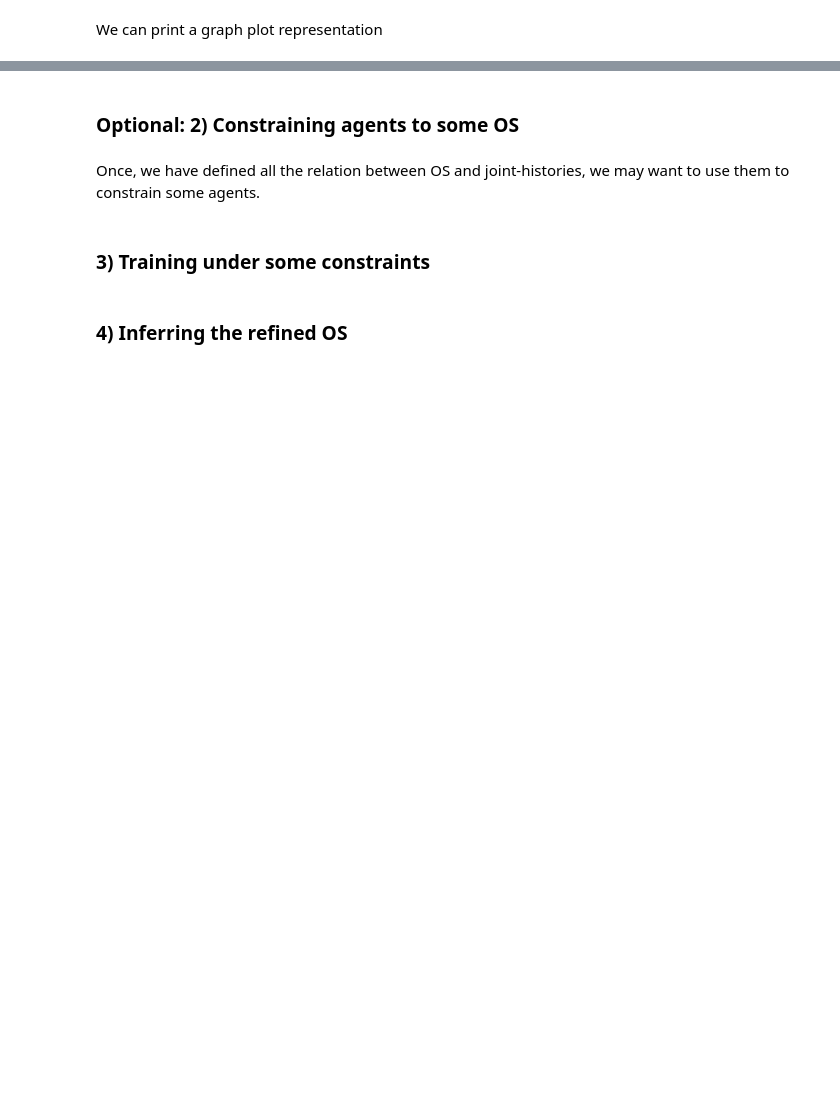
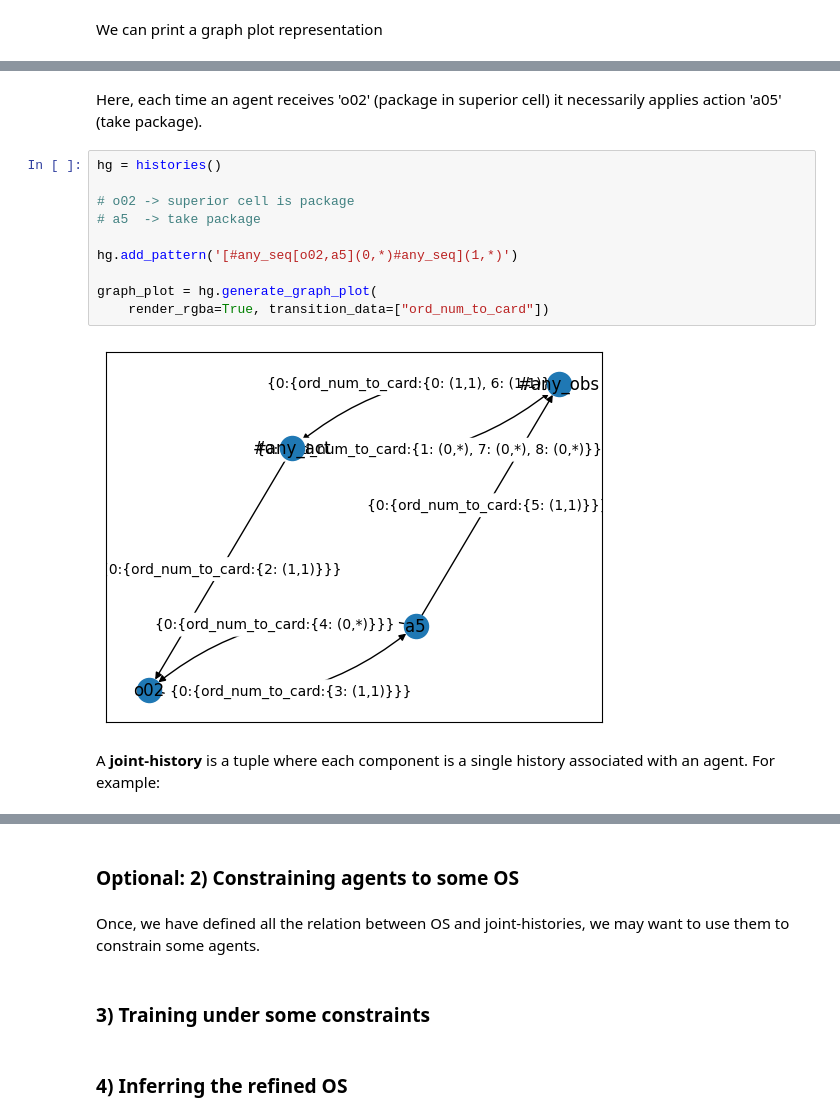
Before and after one commit to julien6/omarl_experiments, a Jupyter notebook: tutorial/pw_tutorial.ipynb, the cells around one changed output, grey strips where cells are left out. Drawn from its saved outputs; the diff is of its cells as text; blank space fills up the shorter version.

```diff
--- a/tutorial/pw_tutorial.ipynb
+++ b/tutorial/pw_tutorial.ipynb
@@ -437,0 +443,16 @@ graph_plot = hg.generate_graph_plot(
+# %% [markdown]
+Here, each time an agent receives 'o02' (package in superior cell) it necessarily applies action 'a05' (take package).
+# %%
+hg = histories()
+
+# o02 -> superior cell is package
+# a5  -> take package
+
+hg.add_pattern('[#any_seq[o02,a5](0,*)#any_seq](1,*)')
+
+graph_plot = hg.generate_graph_plot(
+    render_rgba=True, transition_data=["ord_num_to_card"])
+# %% [output]
+[figure, added]
+# %% [markdown]
+A **joint-history** is a tuple where each component is a single history associated with an agent. For example:
```
Also changed, not shown: parts of 24 cells of this notebook, 9 other files.
